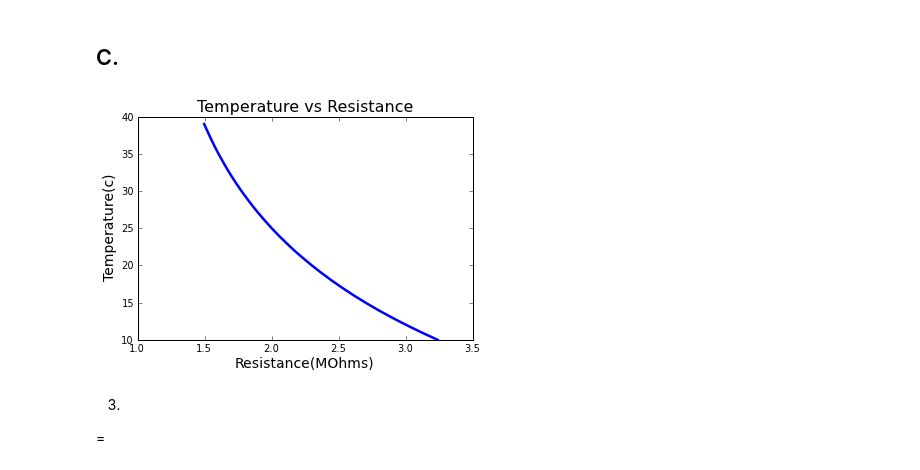
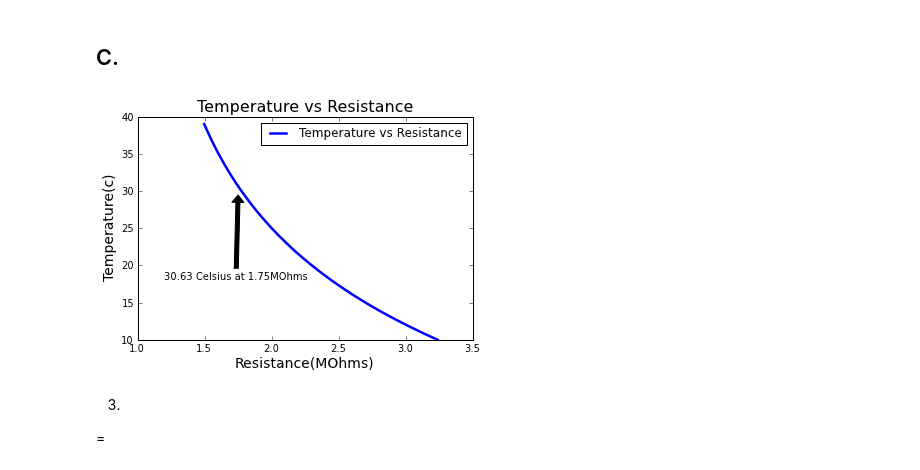
Before and after one commit to ewjohnst/PHYS202-S13, a Jupyter notebook: Week4/InterpAndDiffEx3.ipynb, the cells around one changed output. Saved outputs shown, nothing was run; the diff lists cells and outputs as text; code cells hidden in the pictures.

```diff
--- a/Week4/InterpAndDiffEx3.ipynb
+++ b/Week4/InterpAndDiffEx3.ipynb
@@ -93,11 +93,13 @@ C.
 # %%
 plot(y,Temp(y), label='Temperature vs Resistance', linewidth=2.5)
 xlabel('Resistance(MOhms)', fontsize=14)
 ylabel('Temperature(c)', fontsize=14)
 title('Temperature vs Resistance', fontsize=16)
+legend(loc='upper right')
+annotate("30.63 Celsius at 1.75MOhms", xy = (1.75, 30), xytext = (1.2, 18), arrowprops=dict(facecolor = "black", shrink = 0.05))
 show()
 # %% [output]
-[figure, old version]
+[figure, new version]
 # %% [markdown]
 3.
 =
```
Also changed, not shown: parts of 17 cells of this notebook.
